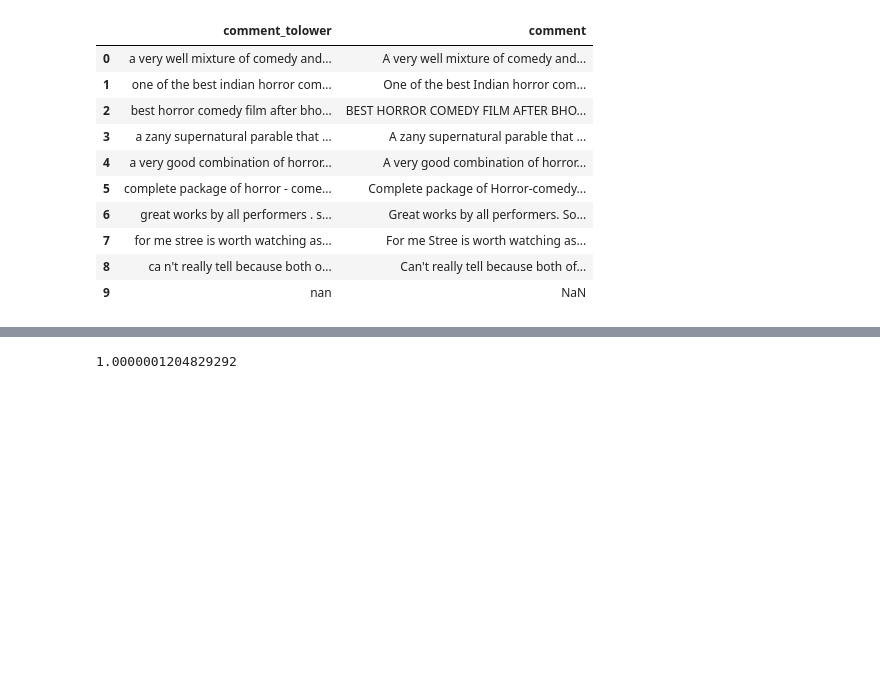
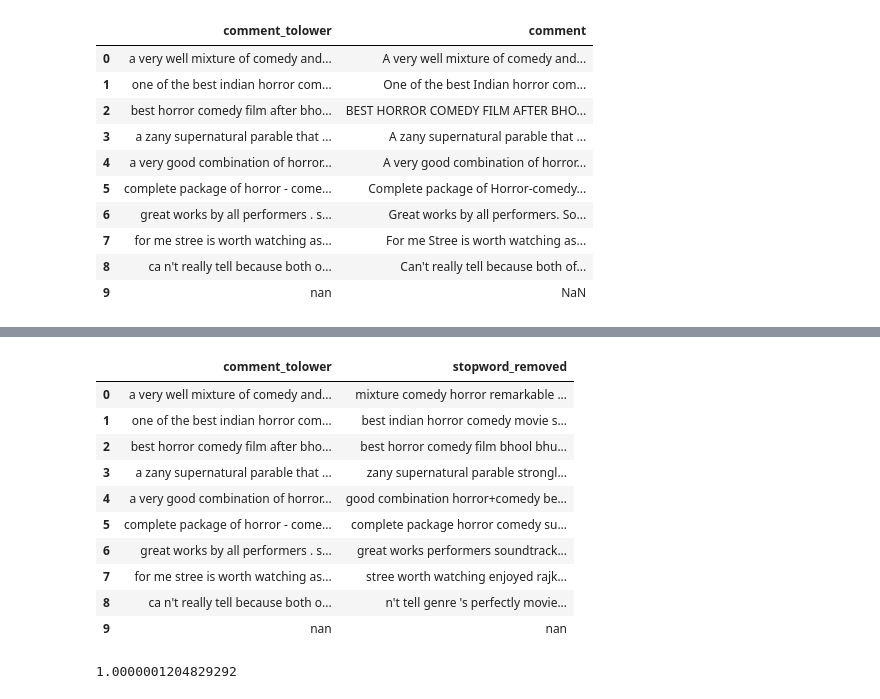
Before and after one commit to PrateekSonkar/NLP_with_spacy, a Jupyter notebook: WordCloud.ipynb, the cells around one changed output, grey strips where cells are left out. Saved outputs shown, nothing was run; the diff lists cells and outputs as text; code cells hidden in the pictures; blank space fills up the shorter version.

```diff
--- a/WordCloud.ipynb
+++ b/WordCloud.ipynb
@@ -225,3 +228,21 @@ removePunctuations(df['comment'][0])
+# %%
+def removeStopWord(sentences):
+    tokens = nlp(str(sentences))
+    return " ".join([token.text for token in tokens if token.is_stop == False])
+df['stopword_removed'] = df['punct_removed'].apply(lambda x: removeStopWord(x))
+df[['comment_tolower', 'stopword_removed']].head(10)
+# %% [output]
+|  | comment_tolower | stopword_removed |
+| 0 | a very well mixture of comedy and... | mixture comedy horror remarkable ... |
+| 1 | one of the best indian horror com... | best indian horror comedy movie s... |
+| 2 | best horror comedy film after bho... | best horror comedy film bhool bhu... |
+| 3 | a zany supernatural parable that ... | zany supernatural parable strongl... |
+| 4 | a very good combination of horror... | good combination horror+comedy be... |
+| 5 | complete package of horror - come... | complete package horror comedy su... |
+| 6 | great works by all performers . s... | great works performers soundtrack... |
+| 7 | for me stree is worth watching as... | stree worth watching enjoyed rajk... |
+| 8 | ca n't really tell because both o... | n't tell genre 's perfectly movie... |
+| 9 | nan | nan |
 # %%
 #doc = nlp(df['comment'][0])
 # %%
```
Also changed, not shown: parts of 3 cells of this notebook.
